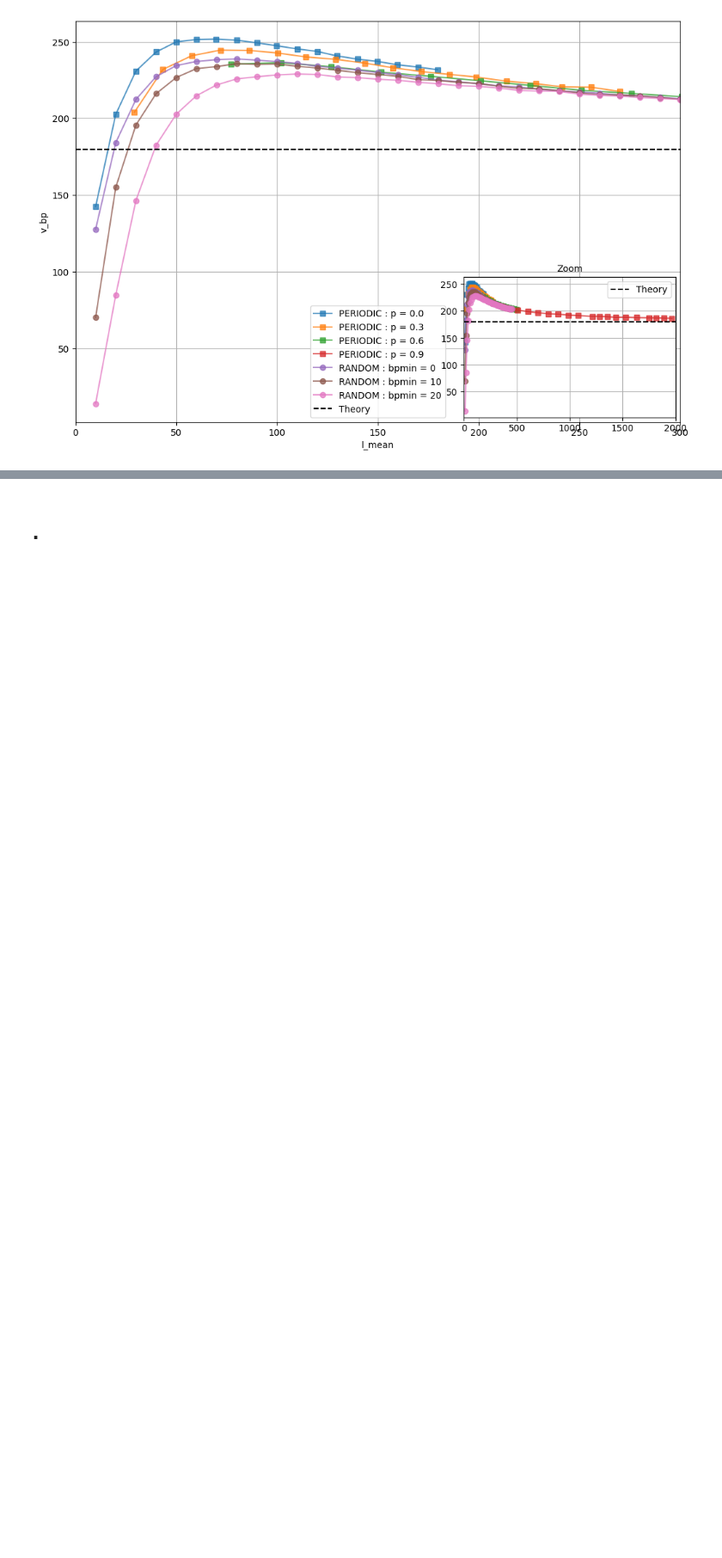
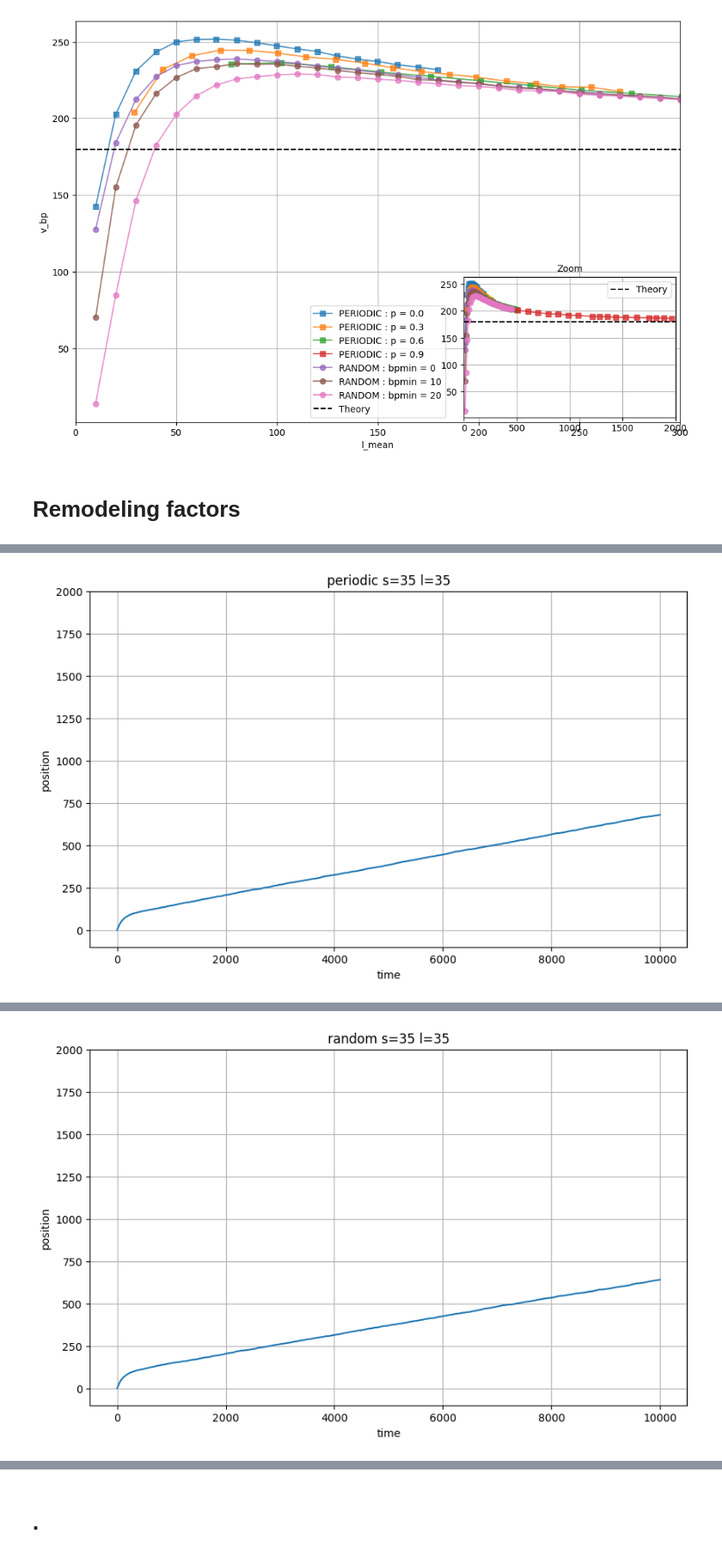
Before and after one commit to npelletbossot/nucleo, a Jupyter notebook: nucleo/working_on/figures.ipynb, the cells around one changed output, grey strips where cells are left out. Shown at 86% size. Drawn from its saved outputs; the diff is of its cells as text; code cells hidden in the pictures; blank space fills up the shorter version.

```diff
--- a/nucleo/working_on/figures.ipynb
+++ b/nucleo/working_on/figures.ipynb
@@ -291,3 +291,69 @@ plt.legend()
 plt.show()
 # %% [output]
 [figure]
+# %% [markdown]
+# Remodeling factors
+# %%
+# Librairies
+import numpy as np
+import matplotlib.pyplot as plt
+import polars as pl
+from pathlib import Path
+
+
+# Load files
+root = Path("/home/nicolas/Documents/PhD/Workspace/nucleo/outputs/2026-01-22__PC/nucleo__pic_0")
+paths = [str(p) for p in root.glob("*/**/*.parquet")] or [str(p) for p in root.glob("*/*.parquet")]
+df_pic = (
+    pl.scan_parquet(paths)
+    .filter(
+        (pl.col("algorithm") == "2") &
+        (pl.col("s") == 35) &
+        (pl.col("l") == 10) &
+        ((pl.col("lmbda") - 0.40).abs() < 1e-9) &
+        ((pl.col("alphar") - 0.00).abs() < 1e-9) &
+        ((pl.col("kB") - 0.10).abs() < 1e-9) &
+        ((pl.col("kU") - 0.10).abs() < 1e-9)
+    )
+    .collect(streaming=True)
+)
+print(df_pic)
+
+
+# Figure 1
+df_periodic = df_pic.filter(pl.col("landscape") == "periodic")
+t_matrix = df_periodic["t_matrix"][0].to_numpy()
+x_matrix = df_periodic["x_matrix"][0].to_numpy()
+results_mean = df_periodic["results_mean"][0].to_numpy()
+print(t_matrix, x_matrix)
+title = "periodic s=35 l=35"
+plt.figure(figsize=(10,6))
+plt.title(title)
+# for i in range(3):
+#     plt.plot(t_matrix[i], x_matrix[i], drawstyle="steps-post")
+plt.plot(results_mean)
+plt.xlabel("time")
+plt.ylabel("position")
+plt.ylim([-100, 2000])
+plt.grid(True)
+plt.show()
+
+
+# Figure 2
+df_random = df_pic.filter(pl.col("landscape") == "random")
+t_matrix = df_random["t_matrix"][0].to_numpy()
+x_matrix = df_random["x_matrix"][0].to_numpy()
+results_mean = df_random["results_mean"][0].to_numpy()
+print(t_matrix, x_matrix)
+title = "random s=35 l=35"
+plt.figure(figsize=(10,6))
+plt.title(title)
+# for i in range(3):
+#     plt.plot(t_matrix[i], x_matrix[i], drawstyle="steps-post")
+plt.plot(results_mean)
+plt.xlabel("time")
+plt.ylabel("position")
+plt.ylim([-100, 2000])
+plt.grid(True)
+plt.show()
+# %% [output]
@@ -293,0 +377 @@ plt.show()
+[figure, added]
@@ -293,0 +395 @@ plt.show()
+[figure, added]
```
Also changed, not shown: parts of 2 cells of this notebook, 8 other files.
